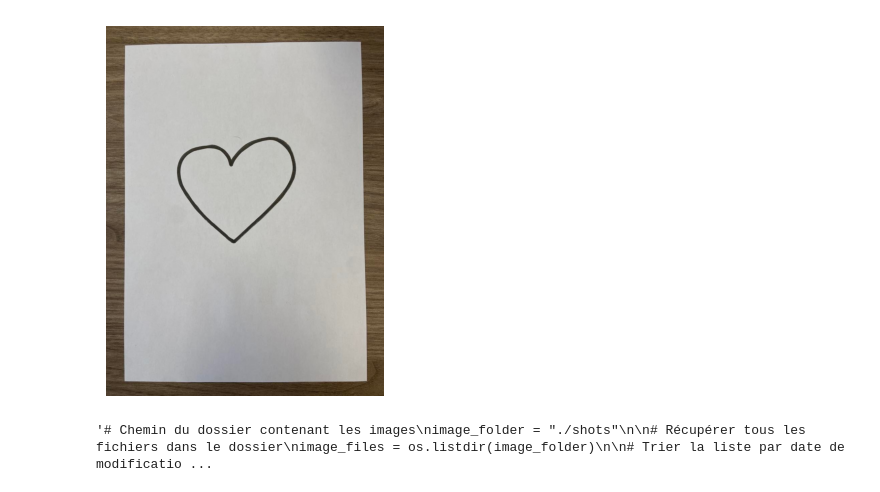
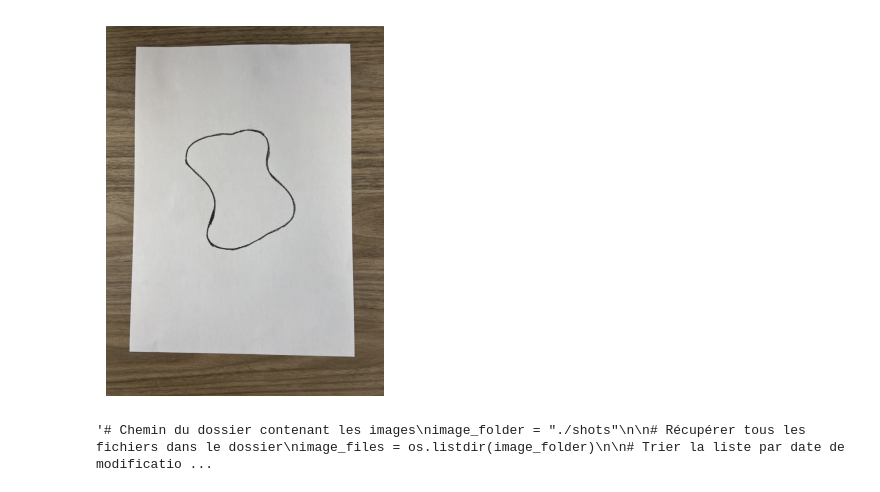
Before and after one commit to AmauryCHRONO/Projet-Transversal, a Jupyter notebook: Image_Analysis/Analysis/main.ipynb, the cells around one changed output. Saved outputs shown, nothing was run; the diff lists cells and outputs as text; code cells hidden in the pictures.

Commit message:
ajout des images, step by step du dessin

```diff
--- a/Image_Analysis/Analysis/main.ipynb
+++ b/Image_Analysis/Analysis/main.ipynb
@@ -11,18 +11,18 @@ import json
 # %%
 # Charger l'image
 image = cv2.imread("shots/form_random1.png")
 #image = cv2.imread("shots/form_random2.png")
 #image = cv2.imread("shots/form_random3.png")
-image = cv2.imread("shots/coeur.png")
+#image = cv2.imread("shots/coeur.png")
 ##image = cv2.imread("shots/trait.png")
 #image = cv2.imread("shots/trait_doigt.png")
 #image = cv2.imread("shots/griboulli.png")
 
 plt.imshow(cv2.cvtColor(image, cv2.COLOR_BGR2RGB))
 plt.axis('off')
 plt.show()
 # %% [output]
-[figure, old version]
+[figure, new version]
 # %%
 """# Chemin du dossier contenant les images
 image_folder = "./shots"
```
Also changed, not shown: parts of 8 cells of this notebook, 15 other files.
